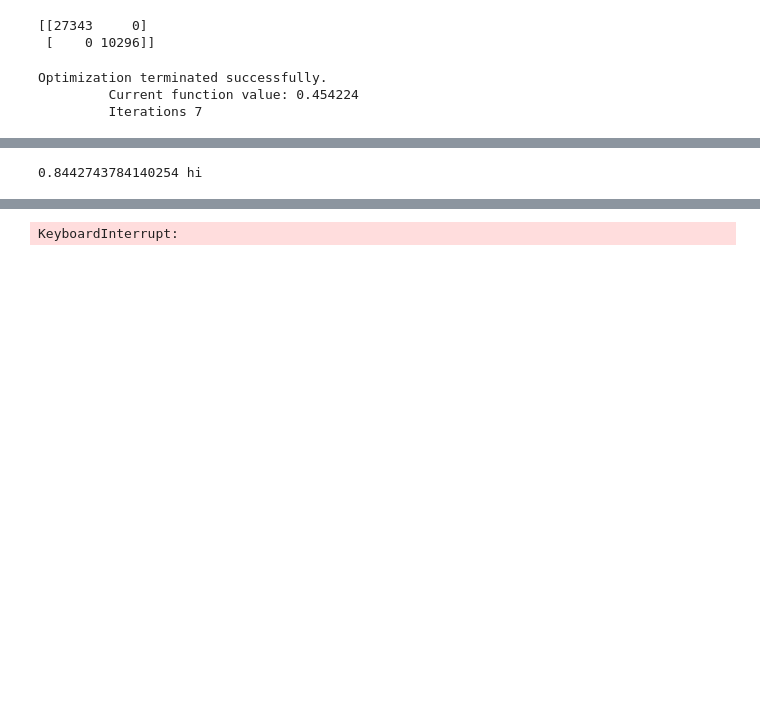
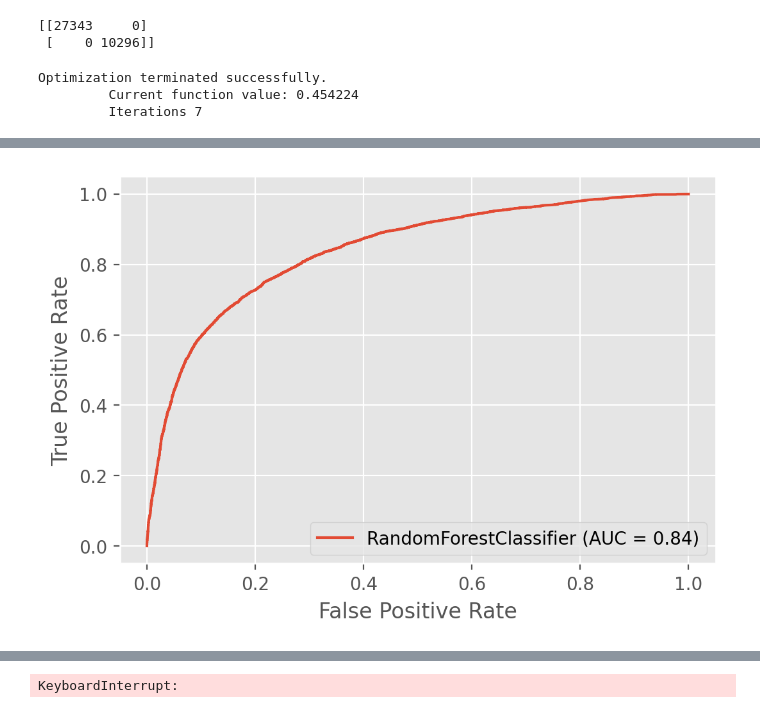
Before and after one commit to AChezick/Capstone2, a Jupyter notebook: Notebooks/Cap3_modelEDA-Copy1.ipynb, the cells around one changed output, grey strips where cells are left out. Saved outputs shown, nothing was run; the diff lists cells and outputs as text; code cells hidden in the pictures; blank space fills up the shorter version.

```diff
--- a/Notebooks/Cap3_modelEDA-Copy1.ipynb
+++ b/Notebooks/Cap3_modelEDA-Copy1.ipynb
@@ -37,0 +34,6 @@ df_withID['Var5'].max()
+# %%
+df_hot = pd.read_csv('/home/allen/Galva/capstones/capstone2/src/explore/hot_code_NO_scale.csv')
+df_hot.info()
+df_hot=df_hot.drop(['Category1_x','Category2','Category3','Job_Type', 'online_score', 'City_Type','Health_Camp_ID'],axis=1)
+df_hot.info()
+df_hot['Camp Start Date - Registration Date'] = df_hot['Camp Start Date - Registration Date'].astype(int)
@@ -453,23 +364,27 @@ Please also refer to the documentation for alternative solver options:
 # %%
 #ynot1 = checker1.pop('y_target')
 ynot1 = cb12.pop('y_target')
+one_hot7 = df_hot.copy()
 # %%
 from sklearn.ensemble import RandomForestClassifier
+y7 = one_hot7.pop('y_target')
+X7 = one_hot7
 
-y = checker7.pop('y_target')
-X = checker7
+# y = checker7.pop('y_target')
+# X = checker7
 
 # y = cb7.pop('y_target')
 # X = cb7
 
-X_train, X_test, y_train, y_test = train_test_split(X, y, random_state=42)
+X_train7, X_test7, y_train7, y_test7 = train_test_split(X7, y7, random_state=42)
 
 rfc = RandomForestClassifier(n_estimators = 200, max_depth = 10)
-rfc.fit(X_train,y_train)
-rfc_preds = rfc.predict(X_test)
-roc_auc=roc_auc_score(y_test, rfc.predict_proba(X_test)[:, -1])
-#roc_auc2 = roc_auc_score(y_test, rfc.decision_function(X_test))
+rfc.fit(X_train7,y_train7)
+rfc_preds = rfc.predict(X_test7)
+roc_auc=roc_auc_score(y_test7, rfc.predict_proba(X_test7)[:, -1])
-# %%
-print(roc_auc,'hi'  )
-# %% [output]
-0.8442743784140254 hi
+# %%
+
+rf_no_scale_disp = plot_roc_curve(rfc, X_test7, y_test7)
+plt.show()
+# %% [output]
+[figure, added]
```
Also changed, not shown: parts of 30 cells of this notebook, 30 other files.
